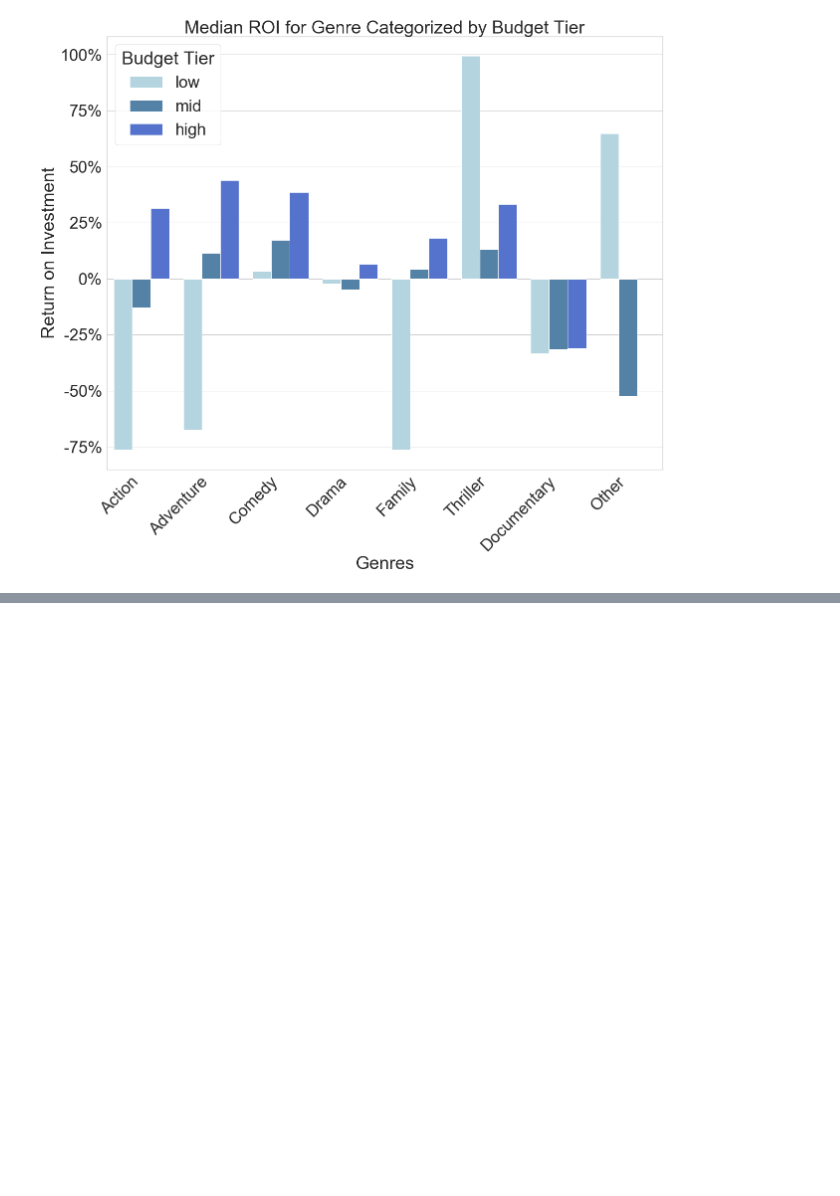
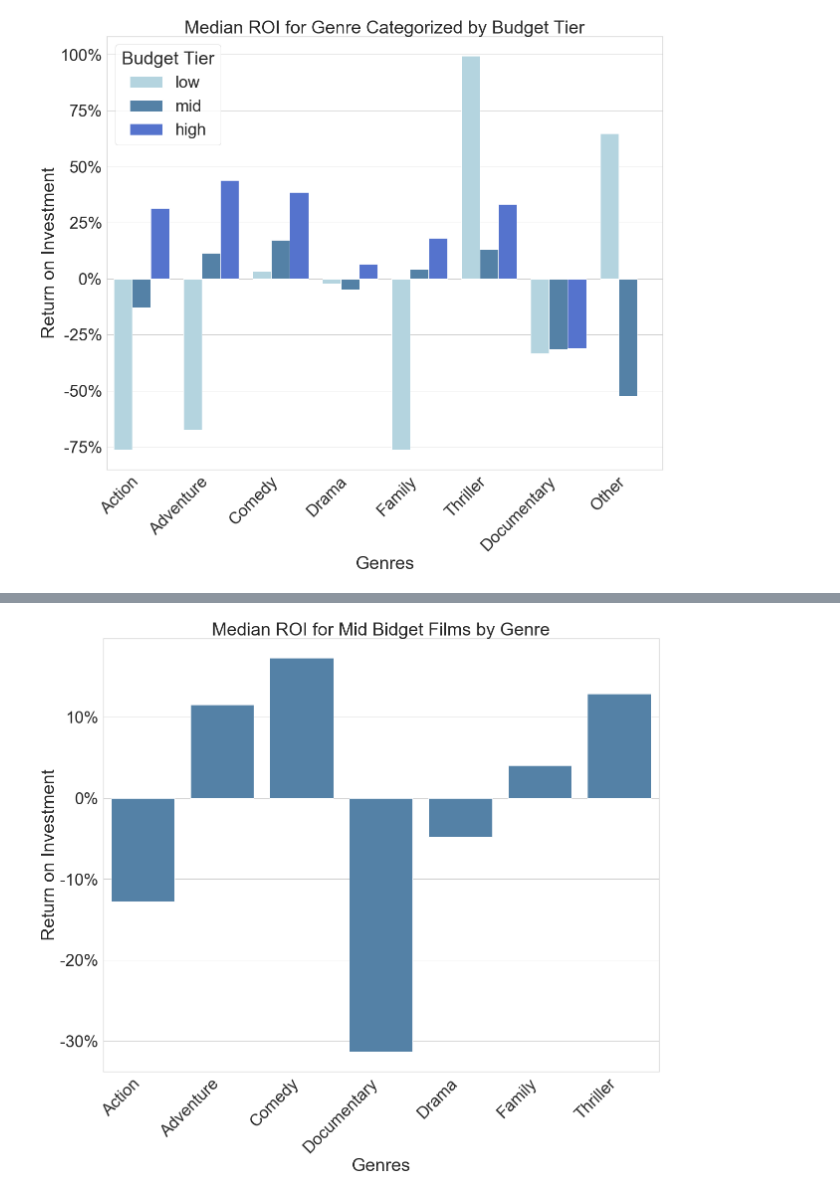
Before and after one commit to danvalen1/Film-Industry-Analysis, a Jupyter notebook: mak.ipynb, the cells around one changed output, grey strips where cells are left out. Saved outputs shown, nothing was run; the diff lists cells and outputs as text; code cells hidden in the pictures; blank space fills up the shorter version.

```diff
--- a/mak.ipynb
+++ b/mak.ipynb
@@ -622,0 +680,17 @@ df11.head()
+# %%
+def Mid_Budget_Genres(DataFrame):
+    # Create a list for rows of data
+    r = []
+    # Iterate through desired genres
+    for x in ['Action', 'Adventure', 'Comedy', 'Documentary', 'Drama', 'Family', 'Thriller']:
+        # Append  a list of [ROI, Genre] as a row to your list of rows. ROI should be for mid budget films only
+        r.append([DataFrame.loc[(DataFrame[f'genres_{x}_id'] == 1) &
+                                (DataFrame['total_costs'] >= 25000000) &
+                                (DataFrame['total_costs'] < 100000000)].ROI.median(), x])
+    # Create a new DataFrame for your list of rows with columns of Median ROI and Genre
+    new_dF = pd.DataFrame(r, columns = ('Median ROI', 'Genre'))
+    # Return your new DataFrame
+    return new_dF
+# %%
+mb_Genres = Mid_Budget_Genres(df_budget_merge)
+mb_Genres
@@ -622,0 +739,8 @@ df11.head()
+# %%
+def MB_Genres_Graph(DataFrame):
+    fig = plt.figure(figsize= (20, 16))
+    ax = sns.barplot(data = DataFrame, x = 'Genre', y = 'Median ROI', color = 'steelblue')
+    ax.set(title = 'Median ROI for Mid Bidget Films by Genre', xlabel = 'Genres', ylabel = 'Return on Investment')
+    ax.set_xticklabels(ax.get_xticklabels(), rotation = 45, horizontalalignment = 'right')
+    ax.yaxis.set_major_formatter(mtick.PercentFormatter())
+    return plt.show()
@@ -622,0 +762,4 @@ df11.head()
+# %%
+MB_Genres_Graph(mb_Genres)
+# %% [output]
+[figure, added]
```
Also changed, not shown: parts of 21 cells of this notebook.
